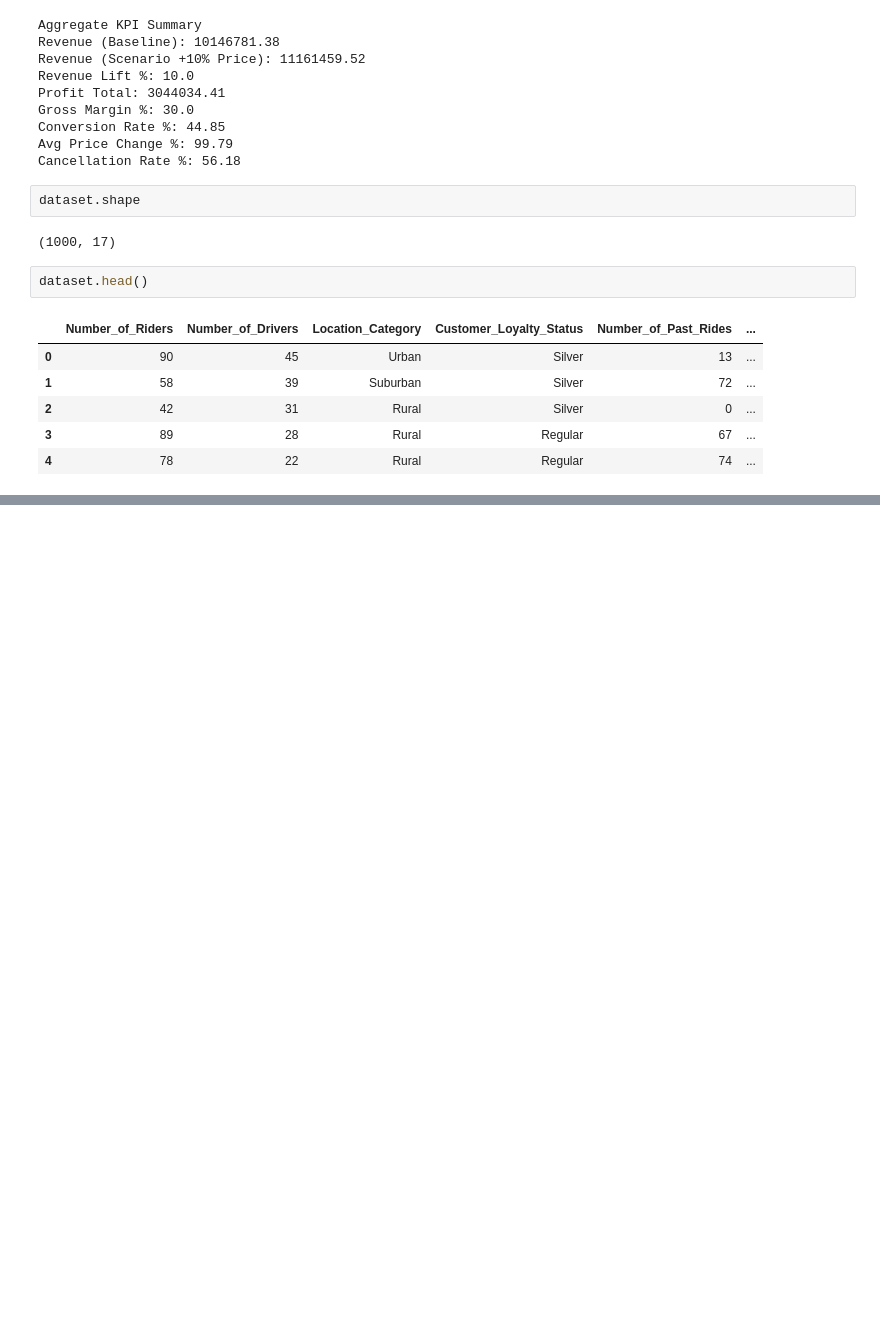
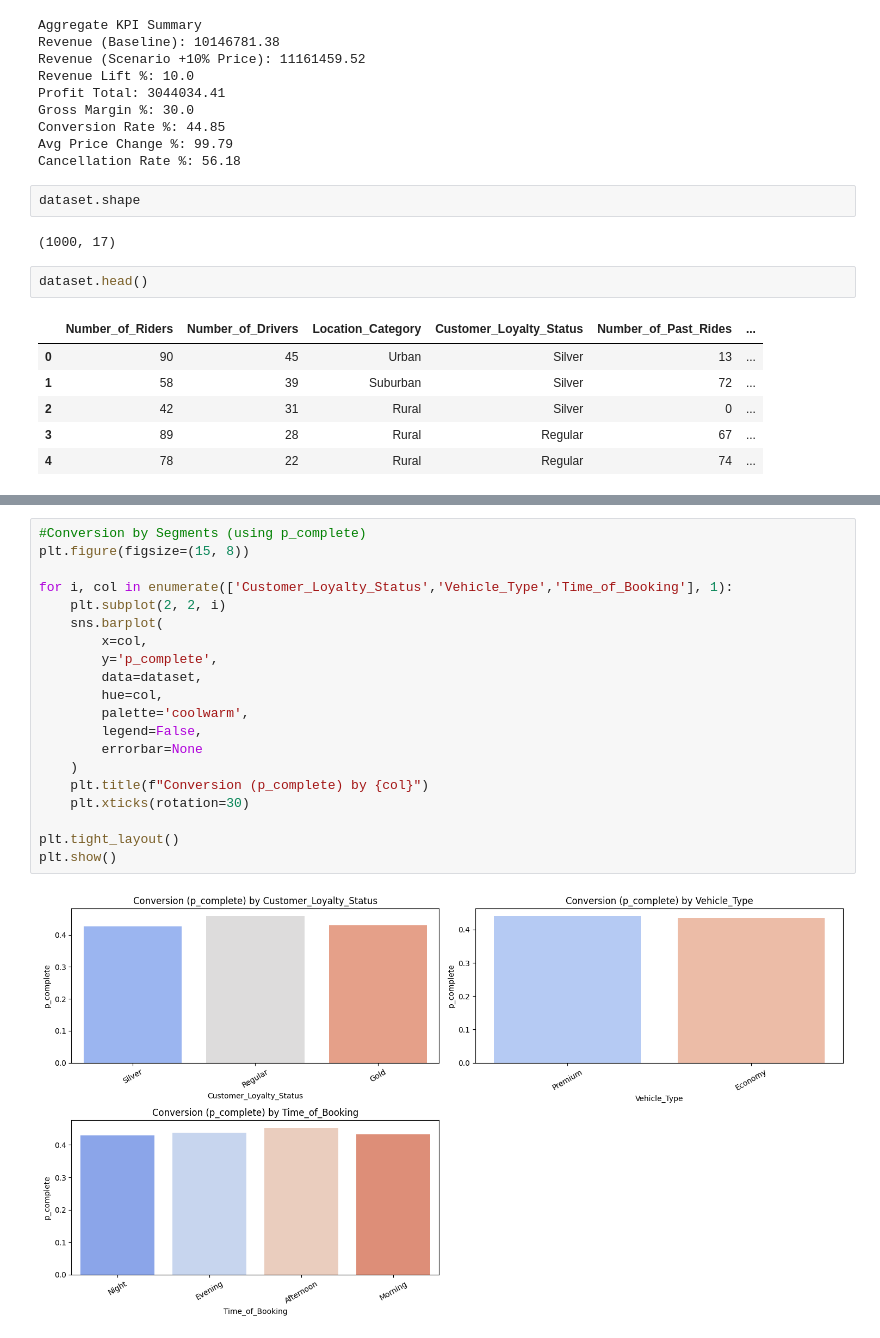
Before and after one commit to sanashk19/Sana_PriceOptima, a Jupyter notebook: Sana_PriceOptima.ipynb, the cells around one changed output, grey strips where cells are left out. Cells and saved outputs as stored; diff of their text form; blank space fills up the shorter version.

```diff
--- a/Sana_PriceOptima.ipynb
+++ b/Sana_PriceOptima.ipynb
@@ -333,0 +435,22 @@ dataset.head()
+# %%
+#Conversion by Segments (using p_complete)
+plt.figure(figsize=(15, 8))
+
+for i, col in enumerate(['Customer_Loyalty_Status','Vehicle_Type','Time_of_Booking'], 1):
+    plt.subplot(2, 2, i)
+    sns.barplot(
+        x=col,
+        y='p_complete',
+        data=dataset,
+        hue=col,
+        palette='coolwarm',
+        legend=False,
+        errorbar=None
+    )
+    plt.title(f"Conversion (p_complete) by {col}")
+    plt.xticks(rotation=30)
+
+plt.tight_layout()
+plt.show()
+# %% [output]
+[figure, added]
```
Also changed, not shown: parts of 14 cells of this notebook.
